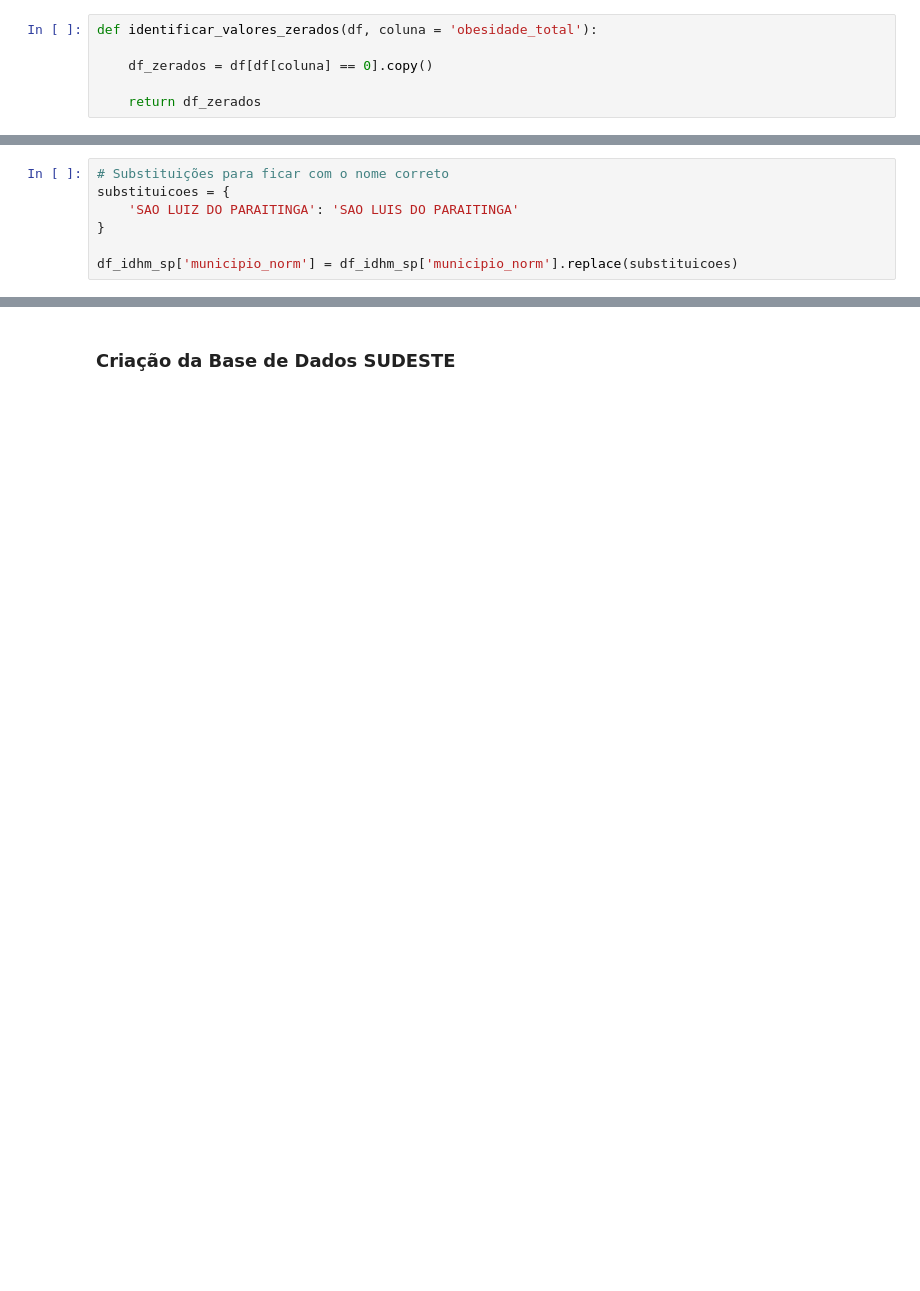
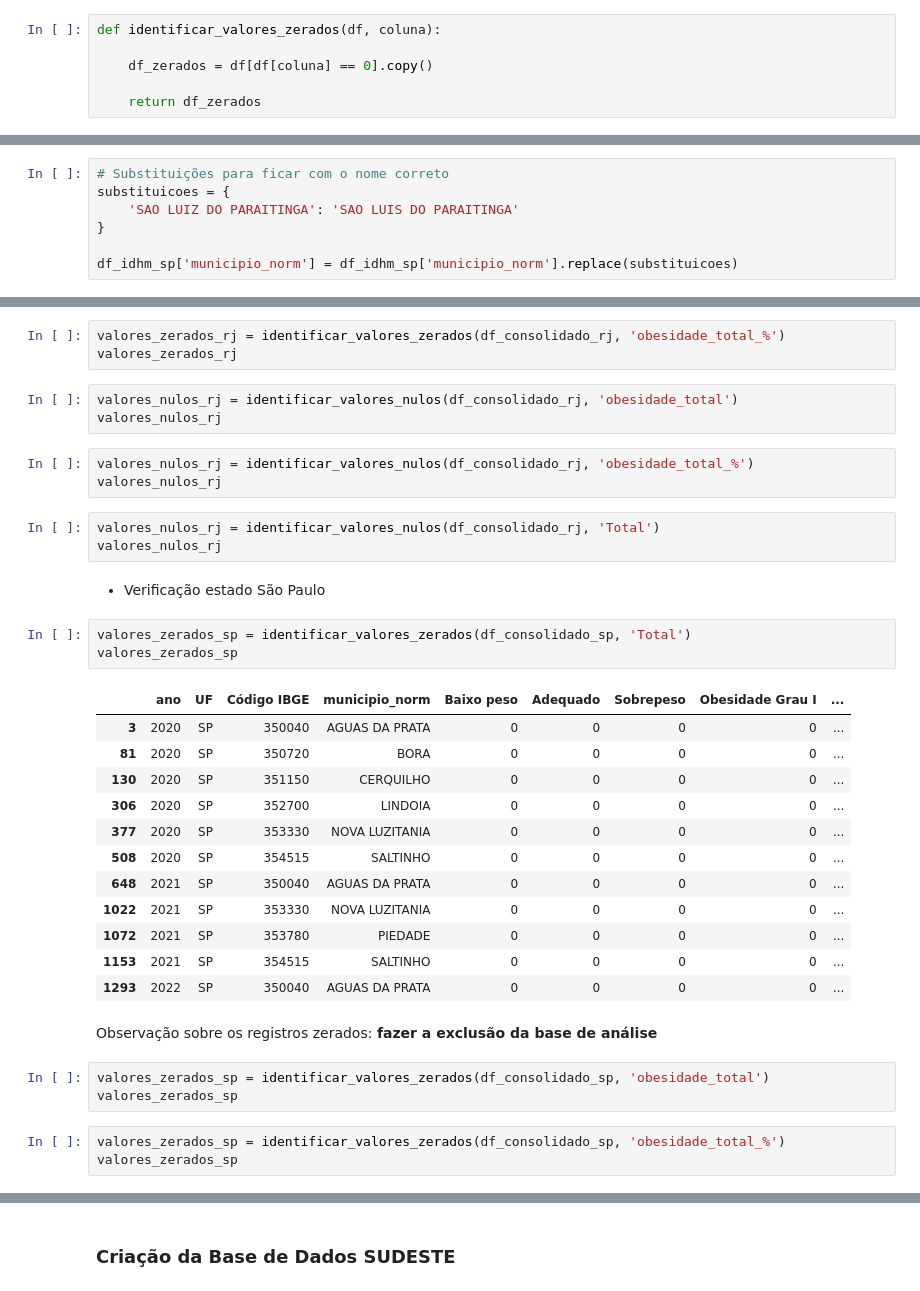
Before and after one commit to CrisEngComp/analise_obesidade_sudeste_brasileiro, a Jupyter notebook: analise_obesidade_funcoes.ipynb, the cells around one changed output, grey strips where cells are left out. Saved outputs shown, nothing was run; the diff lists cells and outputs as text; blank space fills up the shorter version.

```diff
--- a/analise_obesidade_funcoes.ipynb
+++ b/analise_obesidade_funcoes.ipynb
@@ -128,5 +127,5 @@ def selecionar_colunas_merge(df):
 # %%
-def identificar_valores_zerados(df, coluna = 'obesidade_total'):
+def identificar_valores_zerados(df, coluna):
 
     df_zerados = df[df[coluna] == 0].copy()
 
@@ -508,0 +582,38 @@ df_idhm_sp['municipio_norm'] = df_idhm_sp['municipio_norm'].replace(substituicoe
+# %%
+valores_zerados_rj = identificar_valores_zerados(df_consolidado_rj, 'obesidade_total_%')
+valores_zerados_rj
+# %%
+valores_nulos_rj = identificar_valores_nulos(df_consolidado_rj, 'obesidade_total')
+valores_nulos_rj
+# %%
+valores_nulos_rj = identificar_valores_nulos(df_consolidado_rj, 'obesidade_total_%')
+valores_nulos_rj
+# %%
+valores_nulos_rj = identificar_valores_nulos(df_consolidado_rj, 'Total')
+valores_nulos_rj
+# %% [markdown]
+* Verificação estado São Paulo
+# %%
+valores_zerados_sp = identificar_valores_zerados(df_consolidado_sp, 'Total')
+valores_zerados_sp
+# %% [output]
+|  | ano | UF | Código IBGE | municipio_norm | Baixo peso | Adequado | Sobrepeso | Obesidade Grau I | ... |
+| 3 | 2020 | SP | 350040 | AGUAS DA PRATA | 0 | 0 | 0 | 0 | ... |
+| 81 | 2020 | SP | 350720 | BORA | 0 | 0 | 0 | 0 | ... |
+| 130 | 2020 | SP | 351150 | CERQUILHO | 0 | 0 | 0 | 0 | ... |
+| 306 | 2020 | SP | 352700 | LINDOIA | 0 | 0 | 0 | 0 | ... |
+| 377 | 2020 | SP | 353330 | NOVA LUZITANIA | 0 | 0 | 0 | 0 | ... |
+| 508 | 2020 | SP | 354515 | SALTINHO | 0 | 0 | 0 | 0 | ... |
+| 648 | 2021 | SP | 350040 | AGUAS DA PRATA | 0 | 0 | 0 | 0 | ... |
+| 1022 | 2021 | SP | 353330 | NOVA LUZITANIA | 0 | 0 | 0 | 0 | ... |
+| 1072 | 2021 | SP | 353780 | PIEDADE | 0 | 0 | 0 | 0 | ... |
+| 1153 | 2021 | SP | 354515 | SALTINHO | 0 | 0 | 0 | 0 | ... |
+| 1293 | 2022 | SP | 350040 | AGUAS DA PRATA | 0 | 0 | 0 | 0 | ... |
+# %% [markdown]
+Observação sobre os registros zerados: **fazer a exclusão da base de análise**
+# %%
+valores_zerados_sp = identificar_valores_zerados(df_consolidado_sp, 'obesidade_total')
+valores_zerados_sp
+# %%
+valores_zerados_sp = identificar_valores_zerados(df_consolidado_sp, 'obesidade_total_%')
+valores_zerados_sp
```
Also changed, not shown: parts of 82 cells of this notebook, 2 other files.
